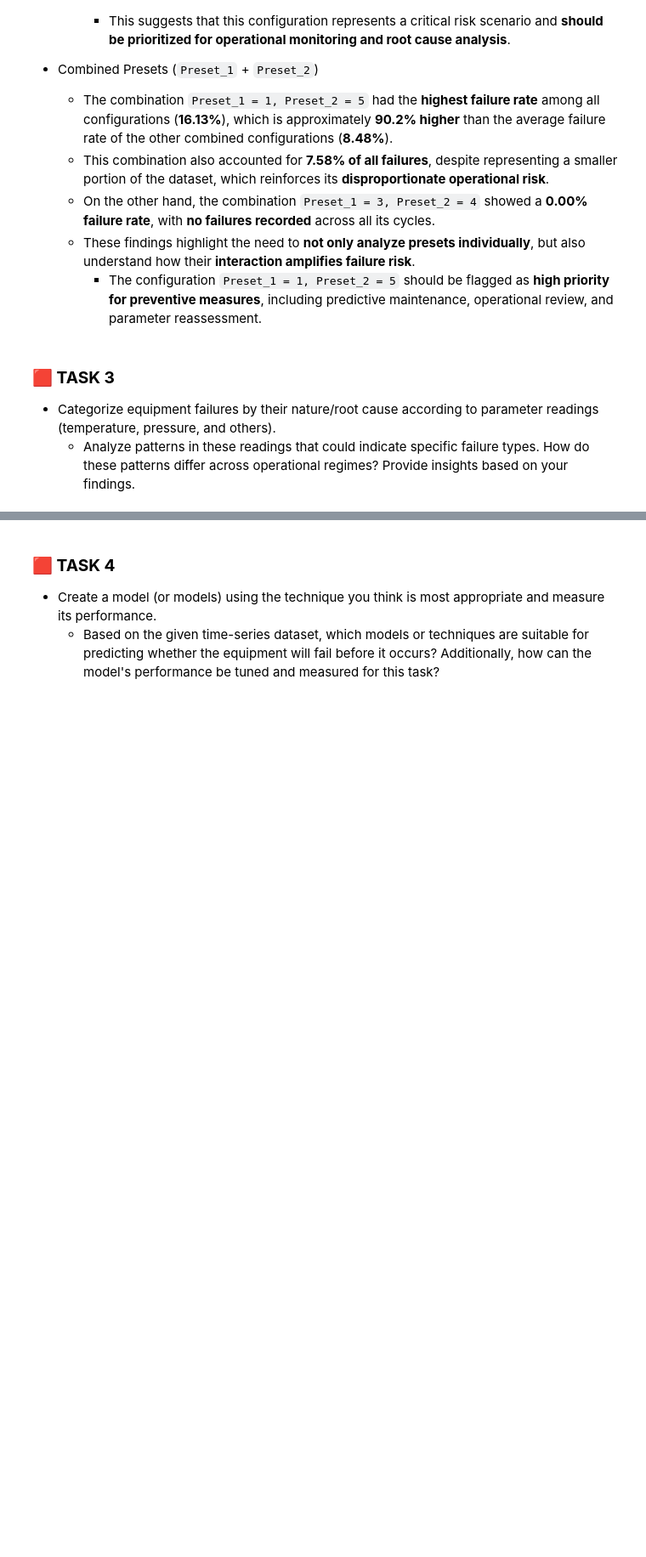
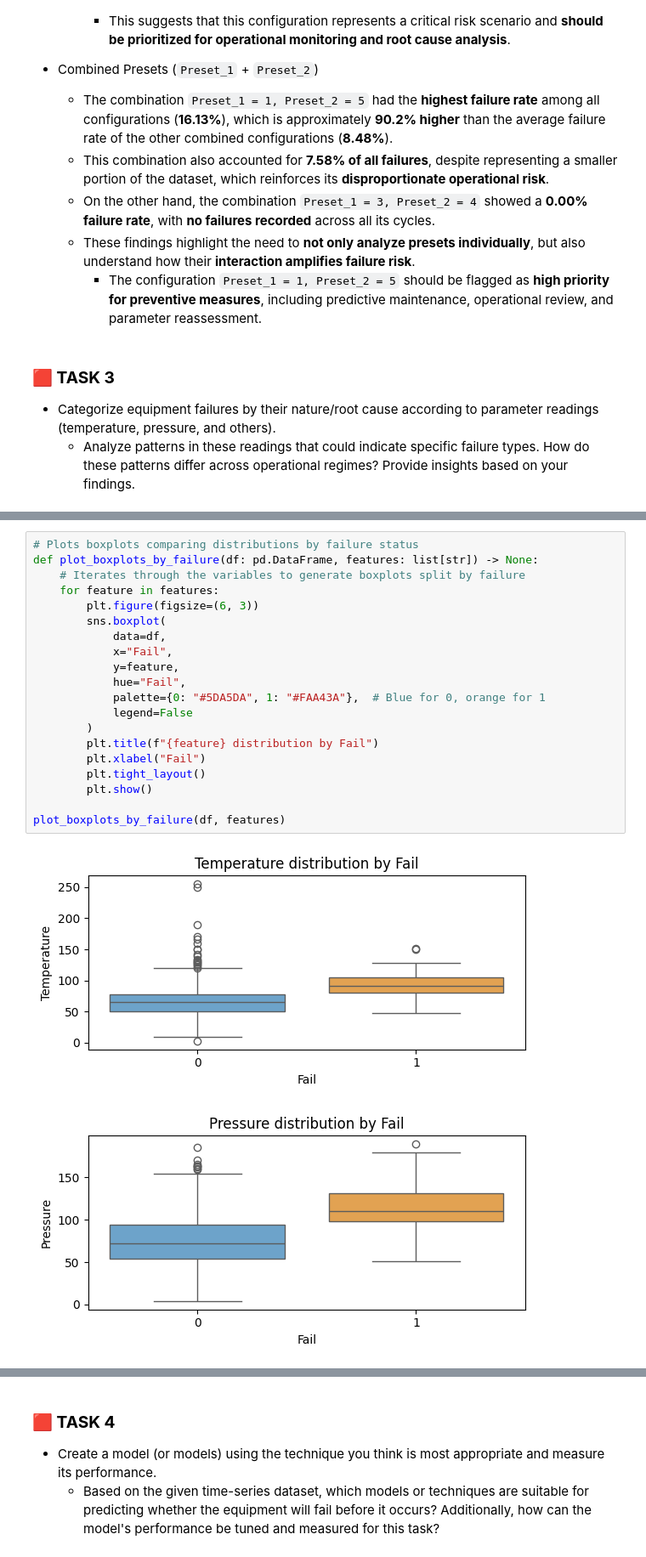
Before and after one commit to luizoaf/shape, a Jupyter notebook: luiz_alves_teste_shape.ipynb, the cells around one changed output, grey strips where cells are left out. Shown at 85% size. Drawn from its saved outputs; the diff is of its cells as text; blank space fills up the shorter version.

```diff
--- a/luiz_alves_teste_shape.ipynb
+++ b/luiz_alves_teste_shape.ipynb
@@ -335,0 +351,23 @@ plot_failure_rate_by_combination(table_combined)
+# %%
+# Plots boxplots comparing distributions by failure status
+def plot_boxplots_by_failure(df: pd.DataFrame, features: list[str]) -> None:
+    # Iterates through the variables to generate boxplots split by failure
+    for feature in features:
+        plt.figure(figsize=(6, 3))
+        sns.boxplot(
+            data=df,
+            x="Fail",
+            y=feature,
+            hue="Fail",
+            palette={0: "#5DA5DA", 1: "#FAA43A"},  # Blue for 0, orange for 1
+            legend=False
+        )
+        plt.title(f"{feature} distribution by Fail")
+        plt.xlabel("Fail")
+        plt.tight_layout()
+        plt.show()
+
+plot_boxplots_by_failure(df, features)
+# %% [output]
+[figure, added]
+[figure, added]
```
Also changed, not shown: parts of 10 cells of this notebook.
